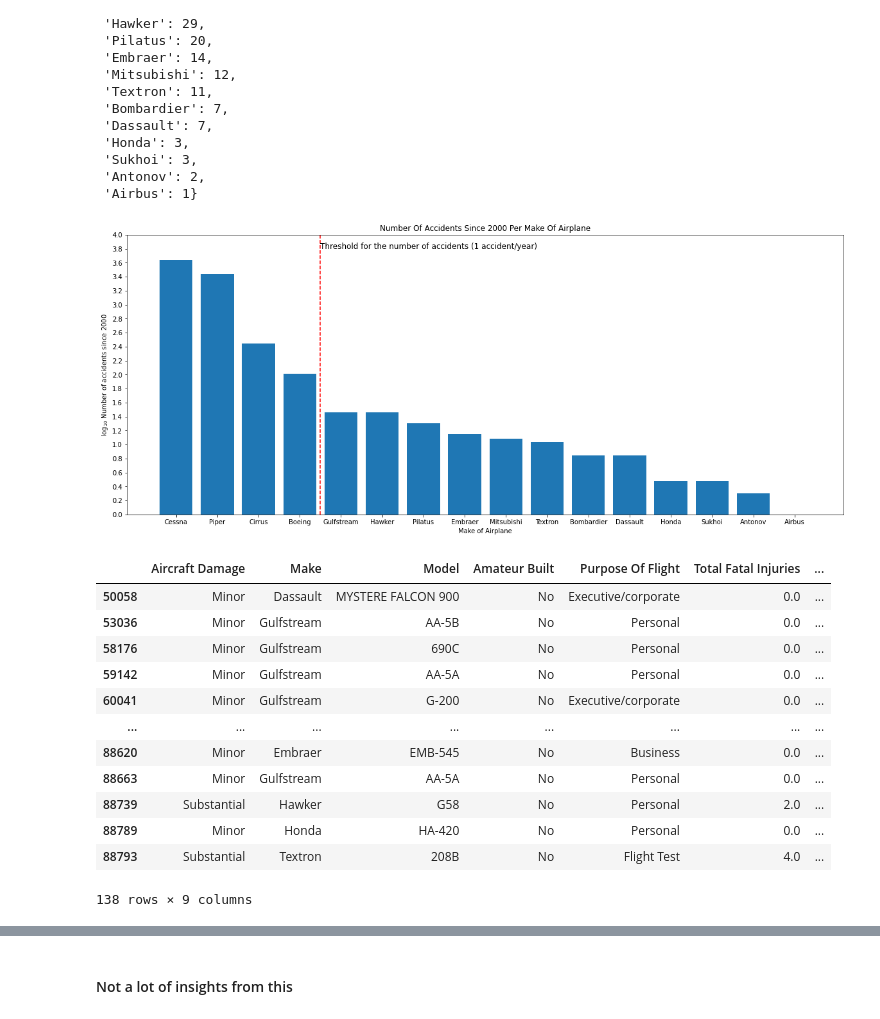
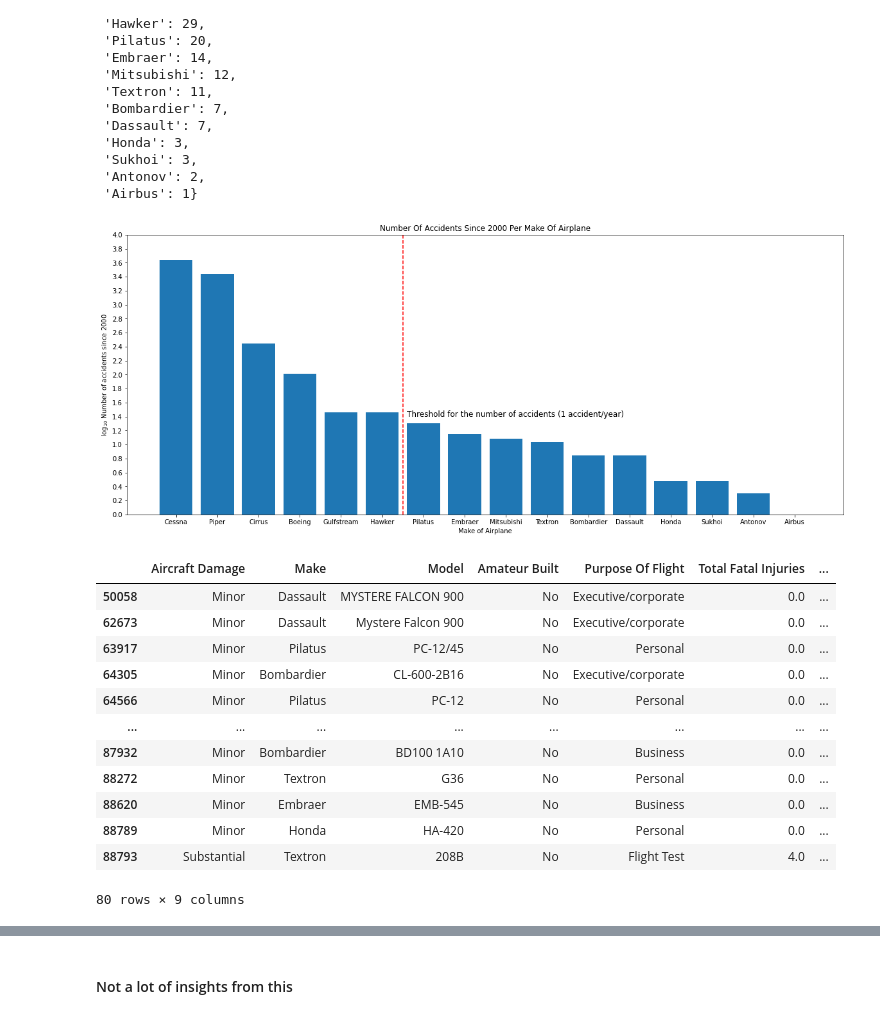
Before and after one commit to silver032/dsc-aviation_market_entry, a Jupyter notebook: aviation_market_entry_analysis.ipynb, the cells around one changed output, grey strips where cells are left out. Saved outputs shown, nothing was run; the diff lists cells and outputs as text; code cells hidden in the pictures.

```diff
--- a/aviation_market_entry_analysis.ipynb
+++ b/aviation_market_entry_analysis.ipynb
@@ -417,37 +439,37 @@ dict(make2accidents)
 # %%
 threshhold = 100
 X = [key for key,v in make2accidents.items()] #if v>=threshhold]
 Y = [value for u,value in make2accidents.items()]# if value>=threshhold]
 fig, ax = plt.subplots(figsize=(20,8))
 
 ax.bar(x=X,height=np.log10(Y))
 #ax.axhline(24, linestyle='--', color='r')
-ax.axvline(3.5, linestyle='--', color='r')
-plt.text(3.5,3.8,'Threshold for the number of accidents (1 accident/year)', fontsize='large')
+ax.axvline(5.5, linestyle='--', color='r')
+plt.text(5.6,1.4,'Threshold for the number of accidents (1 accident/year)', fontsize='large')
 ax.set_xlabel('Make of Airplane')
 ax.set_ylabel('log$_{10}$ Number of accidents since 2000')
 ax.set_title('Number of accidents since 2000 per make of airplane'.title())
 ax.set_yticks(np.arange(0,4.2,0.2));
 # %% [output]
-[figure, old version]
+[figure, new version]
 # %%
-X_least_accidents = [elem for elem in X if elem not in ['Cessna','Piper','Cirrus','Boeing']]
+X_least_accidents = [elem for elem in X if elem not in ['Cessna','Piper','Cirrus','Boeing', 'Gulfstream', 'Hawker']]
 df_least_accidents = df_top_makes[df_top_makes['Make'].isin(X_least_accidents)]
 df_least_accidents
 # %% [output]
 |  | Aircraft Damage | Make | Model | Amateur Built | Purpose Of Flight | Total Fatal Injuries | ... |
 | 50058 | Minor | Dassault | MYSTERE FALCON 900 | No | Executive/corporate | 0.0 | ... |
-| 53036 | Minor | Gulfstream | AA-5B | No | Personal | 0.0 | ... |
-| 58176 | Minor | Gulfstream | 690C | No | Personal | 0.0 | ... |
-| 59142 | Minor | Gulfstream | AA-5A | No | Personal | 0.0 | ... |
-| 60041 | Minor | Gulfstream | G-200 | No | Executive/corporate | 0.0 | ... |
+| 62673 | Minor | Dassault | Mystere Falcon 900 | No | Executive/corporate | 0.0 | ... |
+| 63917 | Minor | Pilatus | PC-12/45 | No | Personal | 0.0 | ... |
+| 64305 | Minor | Bombardier | CL-600-2B16 | No | Executive/corporate | 0.0 | ... |
+| 64566 | Minor | Pilatus | PC-12 | No | Personal | 0.0 | ... |
 | ... | ... | ... | ... | ... | ... | ... | ... |
+| 87932 | Minor | Bombardier | BD100 1A10 | No | Business | 0.0 | ... |
+| 88272 | Minor | Textron | G36 | No | Personal | 0.0 | ... |
 | 88620 | Minor | Embraer | EMB-545 | No | Business | 0.0 | ... |
-| 88663 | Minor | Gulfstream | AA-5A | No | Personal | 0.0 | ... |
-| 88739 | Substantial | Hawker | G58 | No | Personal | 2.0 | ... |
 | 88789 | Minor | Honda | HA-420 | No | Personal | 0.0 | ... |
 | 88793 | Substantial | Textron | 208B | No | Flight Test | 4.0 | ... |
-138 rows × 9 columns
+80 rows × 9 columns
 # %%
 pd.pivot_table(df_least_accidents[['Make','Event Year','Model']],index = 'Event Year',
                columns = 'Make',aggfunc ='count').fillna(0).plot.line(figsize=(20,8))
```
Also changed, not shown: parts of 22 cells of this notebook.
